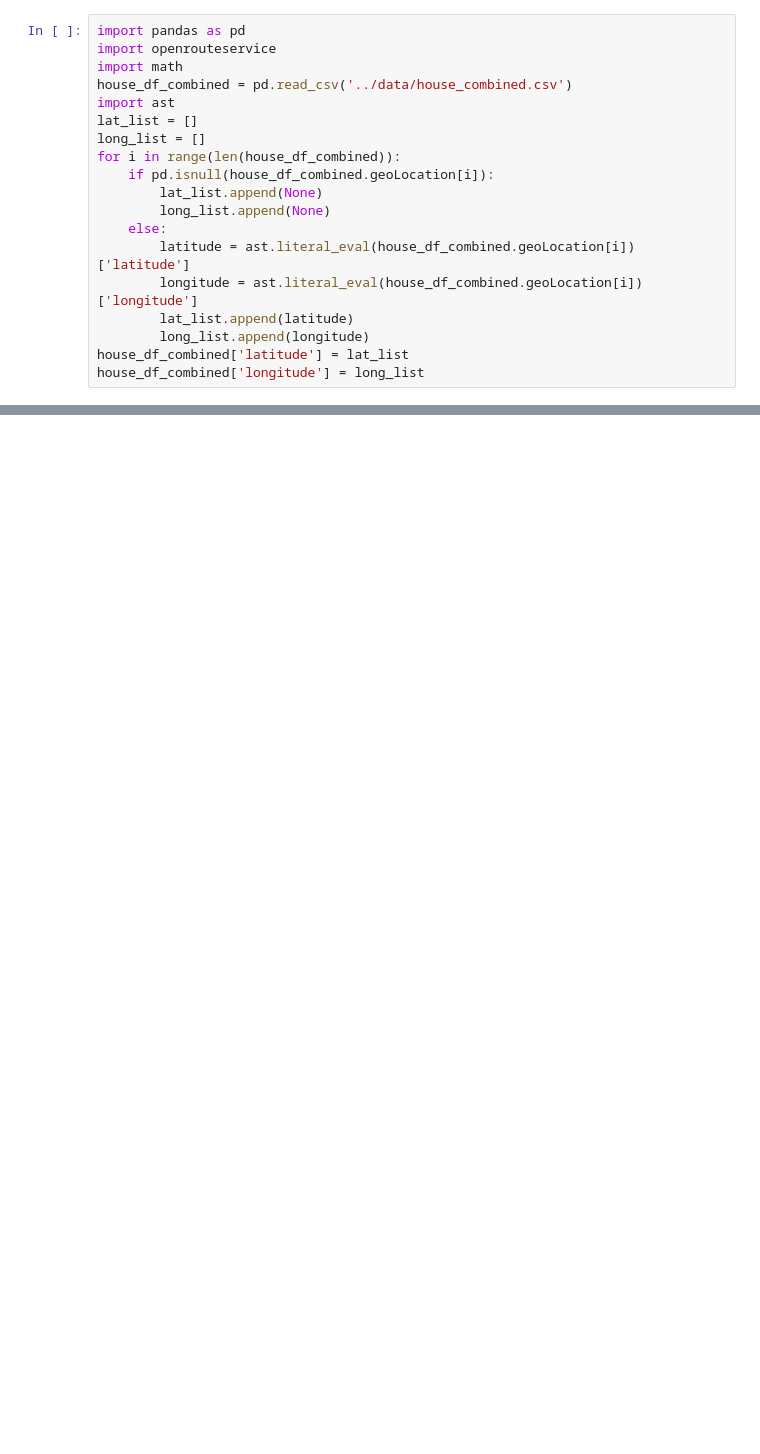
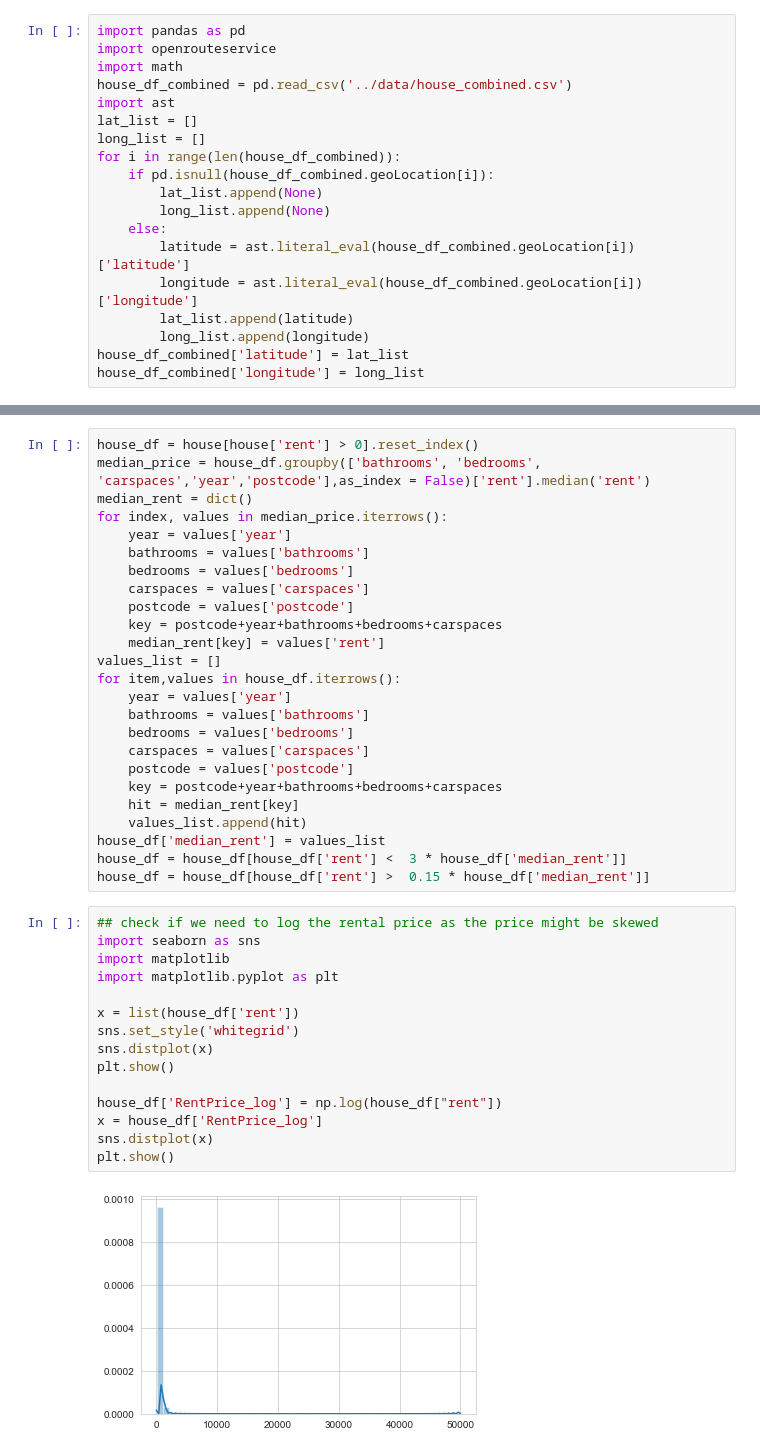
Before and after one commit to MAST30034-Applied-Data-Science/generic-real-estate-consulting-project-group-12, a Jupyter notebook: notebooks/Untitled-1.ipynb, the cells around one changed output, grey strips where cells are left out. Saved outputs shown, nothing was run; the diff lists cells and outputs as text; blank space fills up the shorter version.

```diff
--- a/notebooks/Untitled-1.ipynb
+++ b/notebooks/Untitled-1.ipynb
@@ -53,0 +179,42 @@ for i in range(78000,80000):
+# %%
+house_df = house[house['rent'] > 0].reset_index()
+median_price = house_df.groupby(['bathrooms', 'bedrooms', 'carspaces','year','postcode'],as_index = False)['rent'].median('rent')
+median_rent = dict()
+for index, values in median_price.iterrows():
+    year = values['year']
+    bathrooms = values['bathrooms']
+    bedrooms = values['bedrooms']
+    carspaces = values['carspaces']
+    postcode = values['postcode']
+    key = postcode+year+bathrooms+bedrooms+carspaces
+    median_rent[key] = values['rent']
+values_list = []
+for item,values in house_df.iterrows():
+    year = values['year']
+    bathrooms = values['bathrooms']
+    bedrooms = values['bedrooms']
+    carspaces = values['carspaces']
+    postcode = values['postcode']
+    key = postcode+year+bathrooms+bedrooms+carspaces
+    hit = median_rent[key]
+    values_list.append(hit)
+house_df['median_rent'] = values_list
+house_df = house_df[house_df['rent'] <  3 * house_df['median_rent']]
+house_df = house_df[house_df['rent'] >  0.15 * house_df['median_rent']]
+# %%
+## check if we need to log the rental price as the price might be skewed
+import seaborn as sns
+import matplotlib
+import matplotlib.pyplot as plt
+
+x = list(house_df['rent'])
+sns.set_style('whitegrid')
+sns.distplot(x)
+plt.show()
+
+house_df['RentPrice_log'] = np.log(house_df["rent"])
+x = house_df['RentPrice_log']
+sns.distplot(x)
+plt.show()
+# %% [output]
+[figure, added]
```
Also changed, not shown: parts of 13 cells of this notebook.
